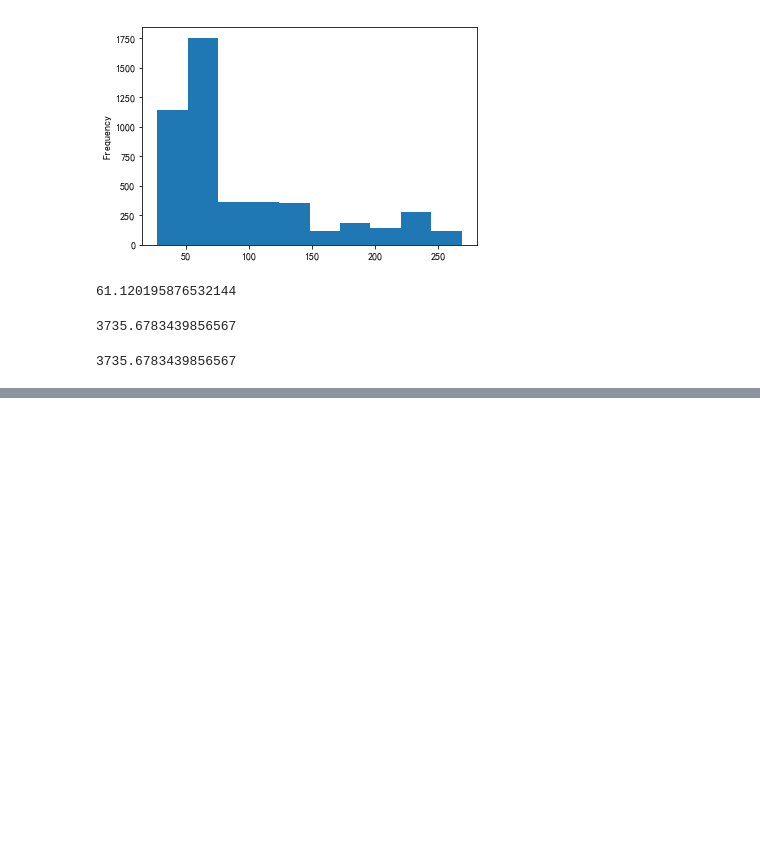
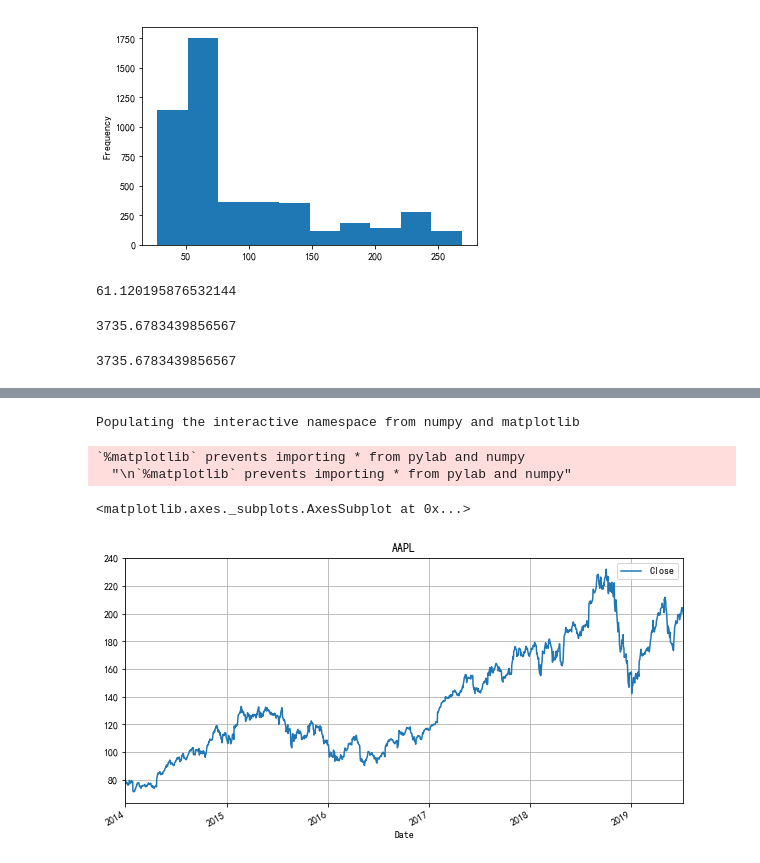
Before and after one commit to greenrmp/cathaylifepy, a Jupyter notebook: Demo20190709.ipynb, the cells around one changed output, grey strips where cells are left out. Cells and saved outputs as stored; diff of their text form; code cells hidden in the pictures; blank space fills up the shorter version.

```diff
--- a/Demo20190709.ipynb
+++ b/Demo20190709.ipynb
@@ -1248,0 +1401,3 @@ tw2330['Close'].std() ** 2
+# %%
+df = DataReader('aapl', data_source='yahoo',start='2014-01-01')
+df.tail()
@@ -1248,0 +1412,13 @@ tw2330['Close'].std() ** 2
+# %%
+% pylab inline
+df['Close'].plot(kind='line',
+                 figsize=[10,5],
+                 title= "AAPL",
+                 legend=True,
+                 grid=True)
+# %% [output]
+Populating the interactive namespace from numpy and matplotlib
+`%matplotlib` prevents importing * from pylab and numpy
+  "\n`%matplotlib` prevents importing * from pylab and numpy"
+<matplotlib.axes._subplots.AxesSubplot at 0x...>
+[figure, added]
```
Also changed, not shown: parts of 93 cells of this notebook.
